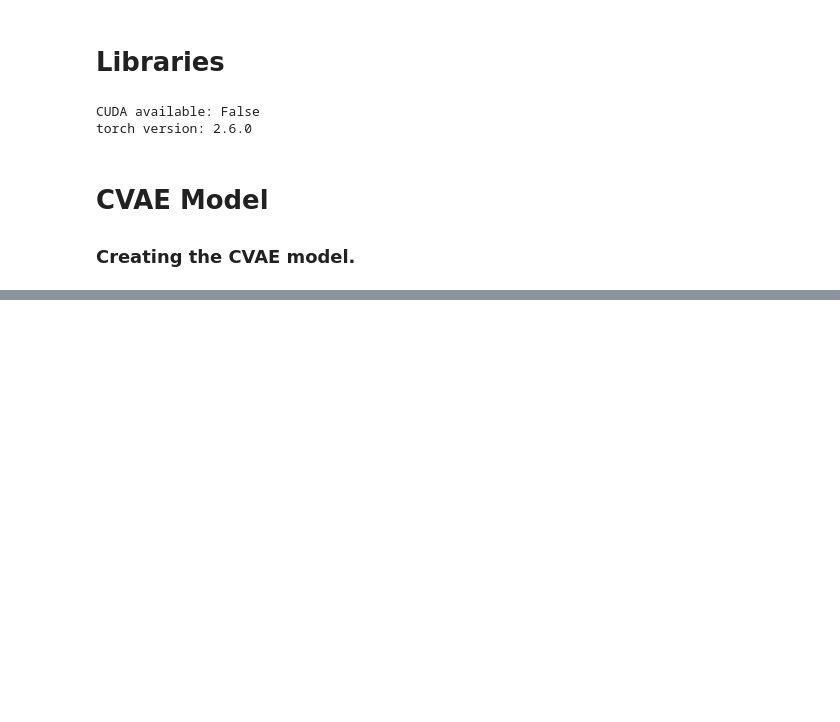
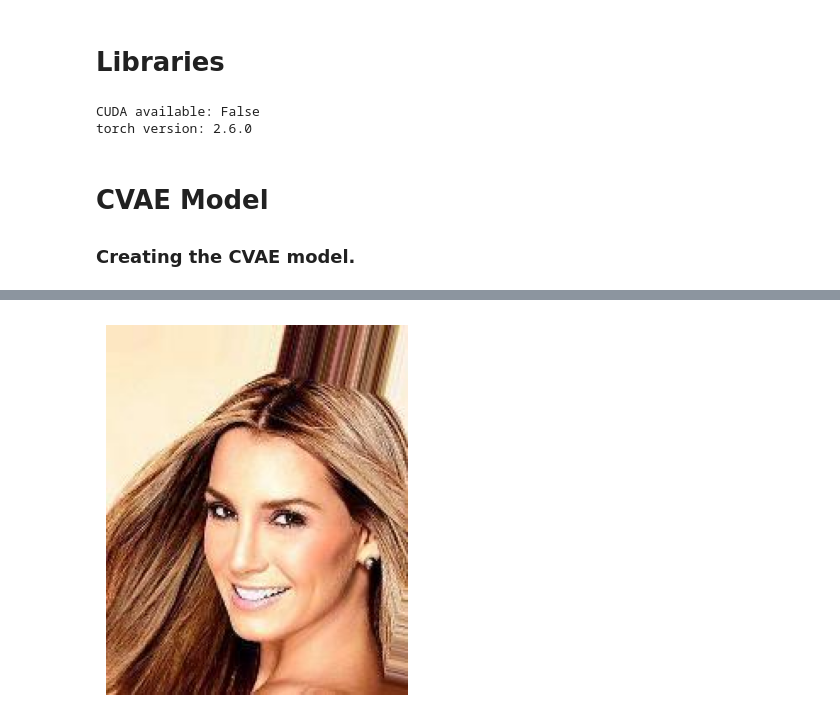
Before and after one commit to Ray-Shu/image-generator, a Jupyter notebook: notebooks/prototype.ipynb, the cells around one changed output, grey strips where cells are left out. Drawn from its saved outputs; the diff is of its cells as text; code cells hidden in the pictures; blank space fills up the shorter version.

Commit message:
finished the custom dataset loader

```diff
--- a/notebooks/prototype.ipynb
+++ b/notebooks/prototype.ipynb
@@ -137,0 +189,14 @@ Shape of x_recon: torch.Size([1, 38804])
+# %%
+annotations_file = "../data/CelebA/list_attr_celeba.csv"
+img_dir = "../data/CelebA/img_align_celeba/img_align_celeba"
+
+celeba = CelebAImageDataset(annotations_file, img_dir=img_dir)
+image, labels = celeba.__getitem__(0)
+# %%
+image_np = image.permute(1, 2, 0).numpy()
+
+plt.imshow(image_np)
+plt.axis("off")
+plt.show()
+# %% [output]
+[figure, added]
```
Also changed, not shown: parts of 4 cells of this notebook, 1 other file.
